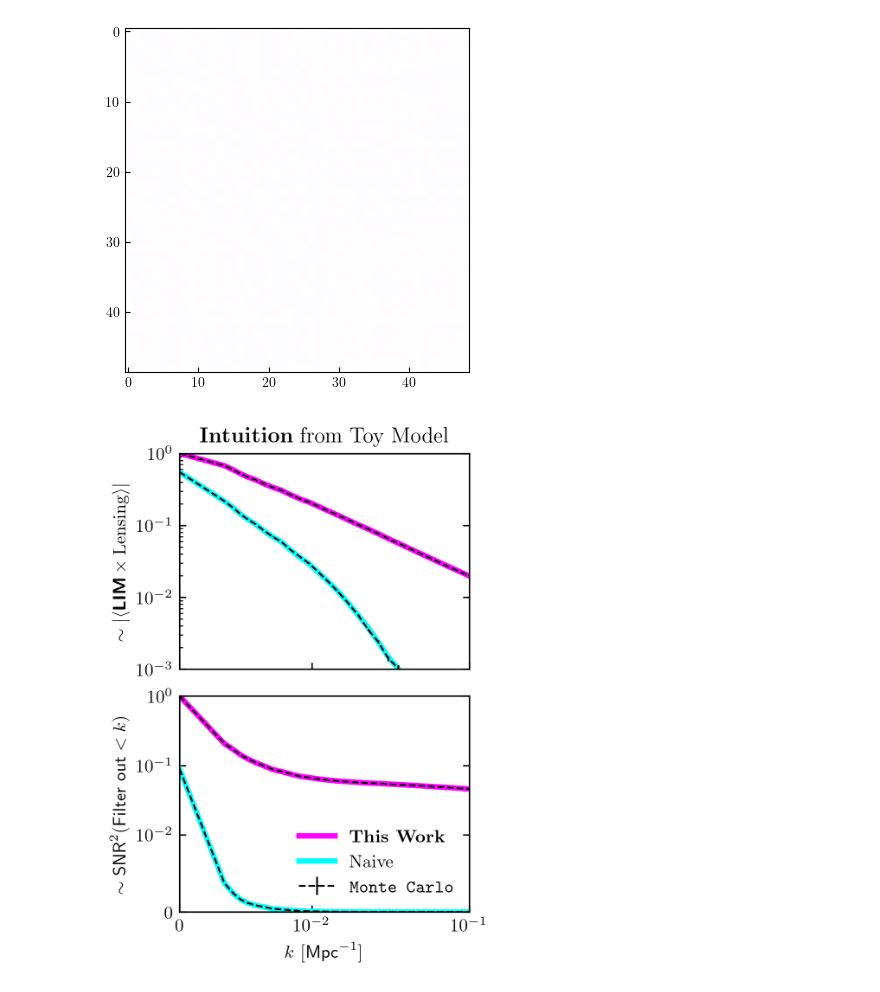
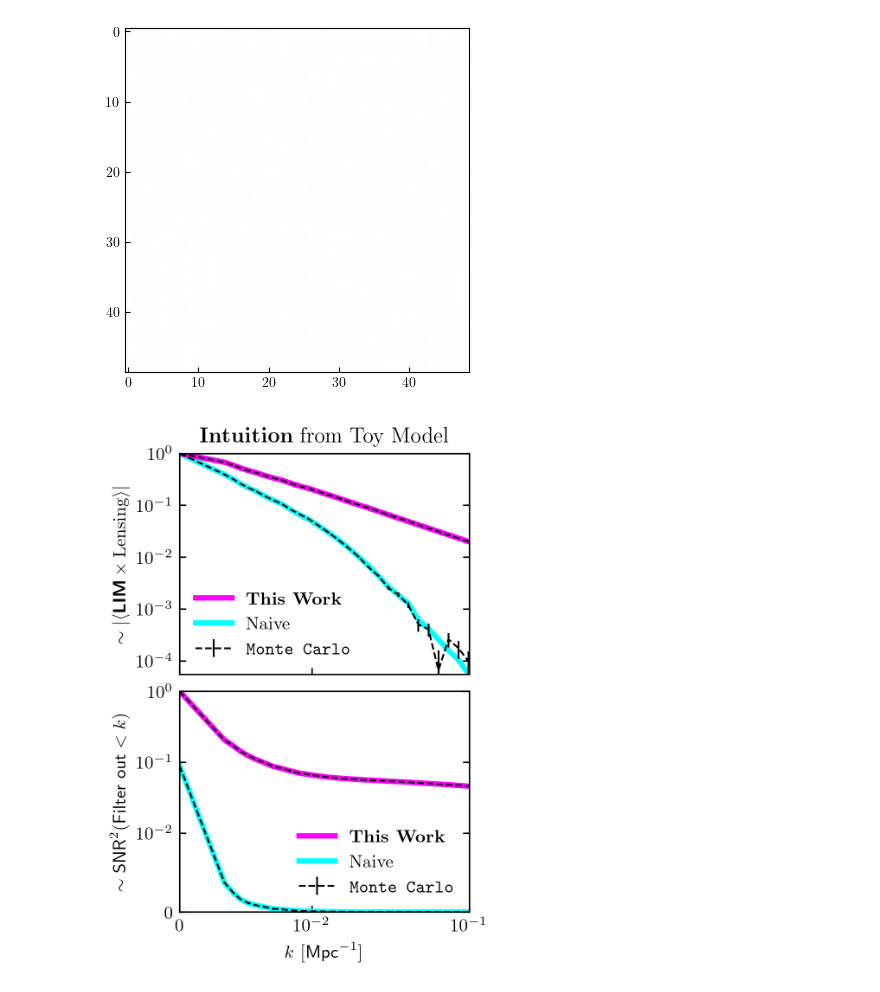
Before and after one commit to DelonShen/LIMxCMBL, a Jupyter notebook: 015.003.2025-05-09.toy-model-viz.ipynb, the cells around one changed output. Saved outputs shown, nothing was run; the diff lists cells and outputs as text; code cells hidden in the pictures.

Commit message:
tweaked toy model figure a bit more

```diff
--- a/015.003.2025-05-09.toy-model-viz.ipynb
+++ b/015.003.2025-05-09.toy-model-viz.ipynb
@@ -241,0 +245,4 @@ color = {'LC': 'k', 'nLC':'k'}
+# %%
+plt_left = plt.rcParams['figure.subplot.left']
+plt_right = plt.rcParams['figure.subplot.right']
+plt_cntr = (plt_left + plt_right) / 2
@@ -242,42 +252,42 @@ color = {'LC': 'k', 'nLC':'k'}
 # %%
 fig, axs = plt.subplots(nrows=2, ncols=1, sharex=True, figsize=(3,4.2), dpi=300)
 
-axs[0].set_title(r'\textbf{Intuition} from Toy Model')
 
 # <Ik> plot
 def _plot(x, y, **params):
     axs[0].plot(x, jnp.abs(y/binned_Ik_kappa[0]), **params)
     # axs[0].scatter(x, jnp.abs(y/binned_Ik_kappa[0]))
 
+
+_alpha = {'LC':1, 'nLC': jnp.abs(binned_Ik_kappa[0]/binned_Ik_kappa_noLC[0])}
+
+
 _plot(k_bin_centers, binned_Ik_kappa,
-         label=r'\textbf{This Work}', c=LC_k, lw=3)
+         label=r'\textbf{This Work}', c=LC_k, lw=3,)
 
-_plot(k_bin_centers, binned_Ik_kappa_noLC,
+_plot(k_bin_centers, _alpha['nLC']*binned_Ik_kappa_noLC,
          label='Naive', c=nLC_color, lw=nLC_lw, ls='-')
+_plot(k_bin_centers, binned_Ik_kappa, c=LC_k, lw=3,)
 
 for _type in ['LC', 'nLC']:
-    curr_spectra = jnp.abs(measured_spectra['estimated_'+_type+'_Ik'])
-    binned_rmse = jnp.sqrt(measured_spectra['estimated_'+_type+'_Ik_MSE'])
+    curr_spectra = _alpha[_type] * jnp.abs(measured_spectra['estimated_'+_type+'_Ik'])
+    binned_rmse  = _alpha[_type] * jnp.sqrt(measured_spectra['estimated_'+_type+'_Ik_MSE'])
 
-    # # LC has basically no error bars but weird visual artifacts from a 1/10000 error that are distracting
-    # # so for plotting purposes I think its better to set their error to zero
-    # if(_type == 'LC'):
-    #     binned_rmse = jnp.zeros_like(binned_rmse)
-
-    axs[0].errorbar(k_bin_centers, curr_spectra/np.abs(binned_Ik_kappa)[0],
+    axs[0].errorbar(k_bin_centers,
+                    curr_spectra/np.abs(binned_Ik_kappa)[0],
                     yerr=jnp.abs(binned_rmse)/np.abs(binned_Ik_kappa)[0],
                     lw=1,
                     ls='--', c=color[_type])
 
 
 
-axs[0].plot([-100, -99, ], [-1000000, -1000000], c='k', ls='--', label=r'\texttt{Monte Carlo}')
-
-# axs[0].set_yscale('symlog', linthresh=1e-2)
-# axs[0].set_ylim(0, 1)
+axs[0].errorbar([0, 100], [100, 100], yerr=0, lw=1, c='k', ls='--', label=r'\texttt{Monte Carlo}')
 
 axs[0].set_yscale('log')
-axs[0].set_ylim(1e-3, 1e0)
+_idxs = jnp.where(k_bin_centers <= 1e-1)
+axs[0].set_ylim(_alpha['nLC']*jnp.min(jnp.abs(binned_Ik_kappa_noLC[_idxs] / binned_Ik_kappa[0])), 1e0)
+# _alpha['nLC']*jnp.min(jnp.abs(binned_Ik_kappa_noLC[_idxs] / binned_Ik_kappa[0]))
+# axs[0].set_ylim(1e-3, 1e0)
 
 axs[0].set_ylabel(r'$\sim |\langle \textbf{\textsf{LIM}}\times \rm{Lensing}\rangle|$')
 # axs[0].set_xlabel(r'$k$ [${\sf Mpc}^{-1}$]')
@@ -296,34 +306,58 @@ for _type in ['LC', 'nLC']:
     axs[1].errorbar(k_bin_centers, (SNR2s[_type]/SNR2s['theoryLC'][0]),
                         yerr=(jnp.sqrt(SNR2s[_type+'_MSE'])/SNR2s['theoryLC'][0]),
                         lw=1,
                         ls='--', c=color[_type])
 
 # _plot(Lambdas, SNR2s_proj, c='lightgrey', lw=1)
 # _plot(Lambdas, jnp.real(estimated_Ik_proj**2/estimated_var_proj),
 #          c='yellow', lw=1, ls='--')
 
 axs[1].errorbar([0, 100], [100, 100], yerr=0, lw=1, c='k', ls='--', label=r'\texttt{Monte Carlo}')
 
 
 # axs[1].set_yscale('log')
-# axs[1].set_ylim(1e-6,2e0)
+# axs[1].set_ylim(3e-7,1)
+# axs[1].set_yticks([1e0, 1e-1, 1e-2, 1e-3, 1e-4, 1e-5, 1e-6])
 axs[1].set_yscale('symlog', linthresh=1e-2)
 axs[1].set_ylim(0, 1e0)
 
 
 axs[1].set_ylabel(r'$\sim {\sf SNR}^2(\textsf{Filter out}<k)$')
 axs[1].set_xlabel(r'$k$ [${\sf Mpc}^{-1}$]')
 
 for ax in axs:
     ax.set_xscale('asinh', linear_width=3e-3)
     ax.set_xticks([0, 1e-2, 1e-1])
     ax.set_xlim(0, .1)
     ax.tick_params(axis='x', which='minor', bottom=False)
     ax.tick_params(axis='y', which='major', right=True)
+    ax.tick_params(axis='y', which='minor', left=False)
+    ax.yaxis.set_zorder(3)
 
-# axs[0].legend(frameon=False)
-axs[1].legend(frameon=False, loc='lower right')
+axs[0].legend(frameon=False)
+axs[1].legend(frameon=False)
+
+
+# from matplotlib.lines import Line2D
+# from matplotlib.patches import Patch
+
+# legend_elements = [
+#     Line2D([0], [0], color=LC_k, lw=3, ls='-', label=r'\textbf{This Work}'),
+#     Line2D([0], [0], color=nLC_color, lw=nLC_lw, ls='-', label=r'Naive'),
+#     # Line2D([0], [0], color='k', lw=2, ls='--', label=r'\texttt{Monte Carlo}'),
+# ]
+
+# fig.legend(handles=legend_elements,
+#            loc='lower center',
+#            bbox_to_anchor=(plt_cntr, 0.885),
+#            frameon=False,
+#            ncol=2)
+
+axs[0].set_title(r'\textbf{Intuition} from Toy Model')
+# axs[1].text(s=r'\textbf{Intuition} for'+'\n'+'Key Results'+'\n'+r'from \textsf{\textbf{Toy Model}}',
+#             x=8e-2, y=6e-3, horizontalalignment='right')
+
 
 plt.savefig('figures/015.003.pdf', bbox_inches = 'tight')
 # %% [output]
-[figure, old version]
+[figure, new version]
```
Also changed, not shown: parts of 4 cells of this notebook, 1 other file.
